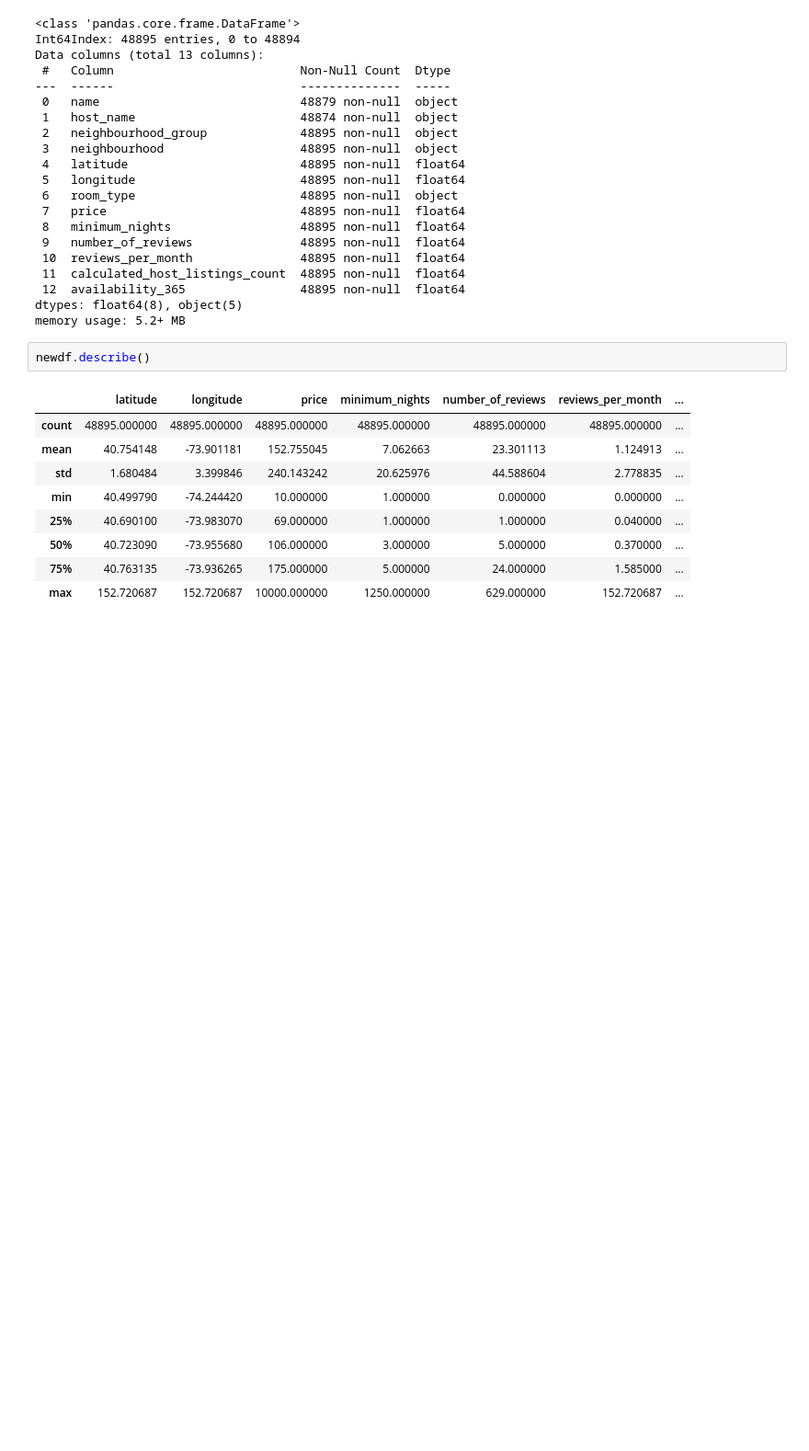
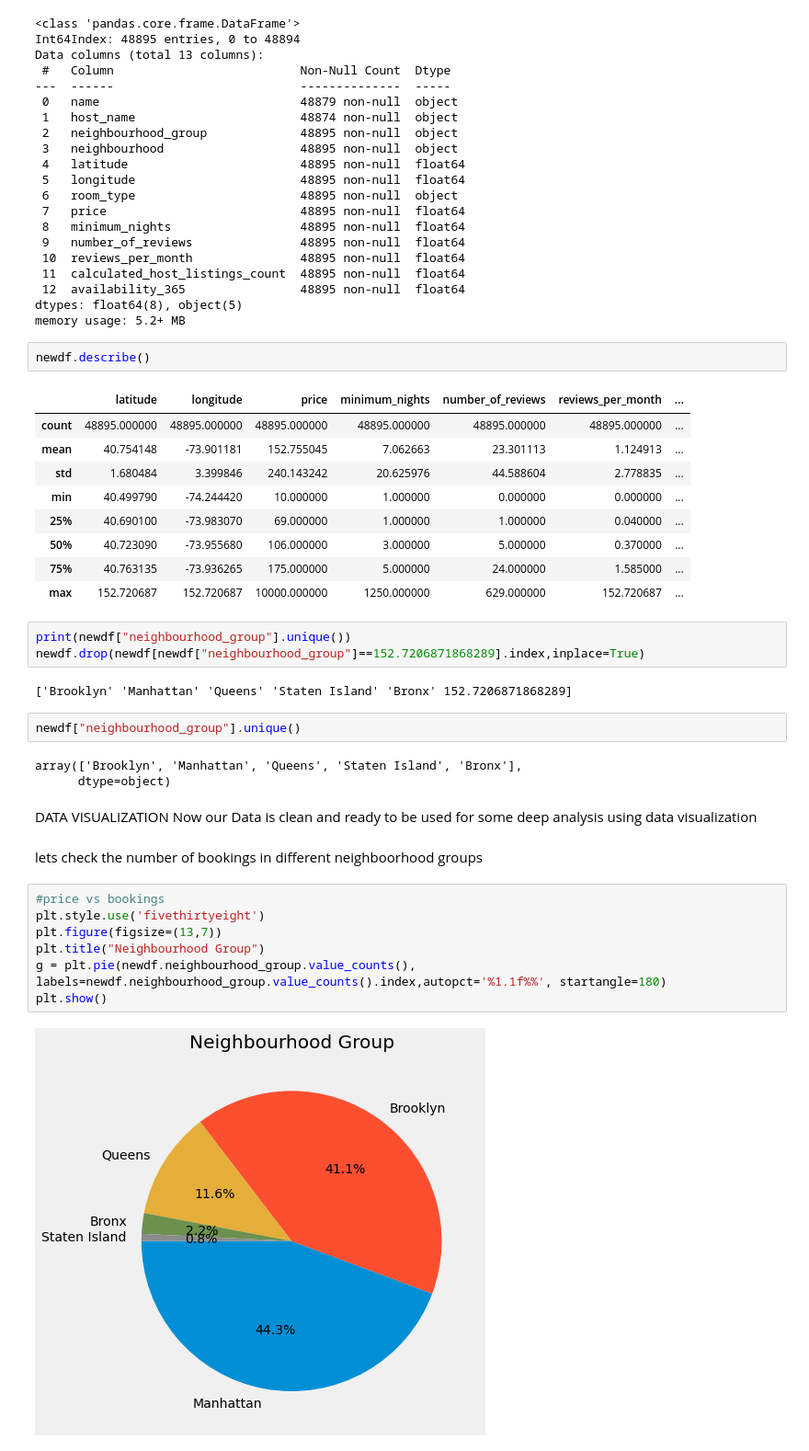
Before and after one commit to aaravpanchal/Ted-Talk-Views-Prediction-, a Jupyter notebook: EDA_AIRBNB_NYC_2019.ipynb, the cells around one changed output. Shown at 92% size. Saved outputs shown, nothing was run; the diff lists cells and outputs as text; blank space fills up the shorter version.

```diff
--- a/EDA_AIRBNB_NYC_2019.ipynb
+++ b/EDA_AIRBNB_NYC_2019.ipynb
@@ -118,3 +118,27 @@ newdf.describe()
 | 50% | 40.723090 | -73.955680 | 106.000000 | 3.000000 | 5.000000 | 0.370000 | ... |
 | 75% | 40.763135 | -73.936265 | 175.000000 | 5.000000 | 24.000000 | 1.585000 | ... |
 | max | 152.720687 | 152.720687 | 10000.000000 | 1250.000000 | 629.000000 | 152.720687 | ... |
+# %%
+print(newdf["neighbourhood_group"].unique())
+newdf.drop(newdf[newdf["neighbourhood_group"]==152.7206871868289].index,inplace=True)
+# %% [output]
+['Brooklyn' 'Manhattan' 'Queens' 'Staten Island' 'Bronx' 152.7206871868289]
+# %%
+newdf["neighbourhood_group"].unique()
+# %% [output]
+array(['Brooklyn', 'Manhattan', 'Queens', 'Staten Island', 'Bronx'],
+      dtype=object)
+# %% [markdown]
+DATA VISUALIZATION
+Now our Data is clean and ready to be used for some deep analysis using data visualization
+# %% [markdown]
+lets check the number of bookings in different neighboorhood groups
+# %%
+#price vs bookings
+plt.style.use('fivethirtyeight')
+plt.figure(figsize=(13,7))
+plt.title("Neighbourhood Group")
+g = plt.pie(newdf.neighbourhood_group.value_counts(), labels=newdf.neighbourhood_group.value_counts().index,autopct='%1.1f%%', startangle=180)
+plt.show()
+# %% [output]
+[figure, added]
```
Also changed, not shown: parts of 20 cells of this notebook.
